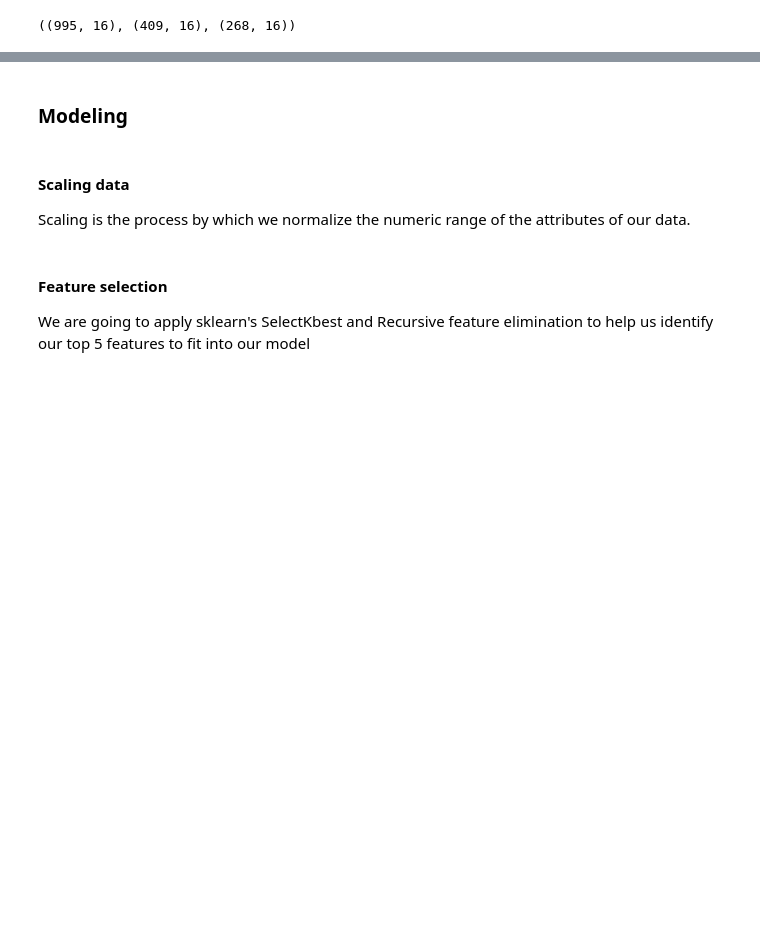
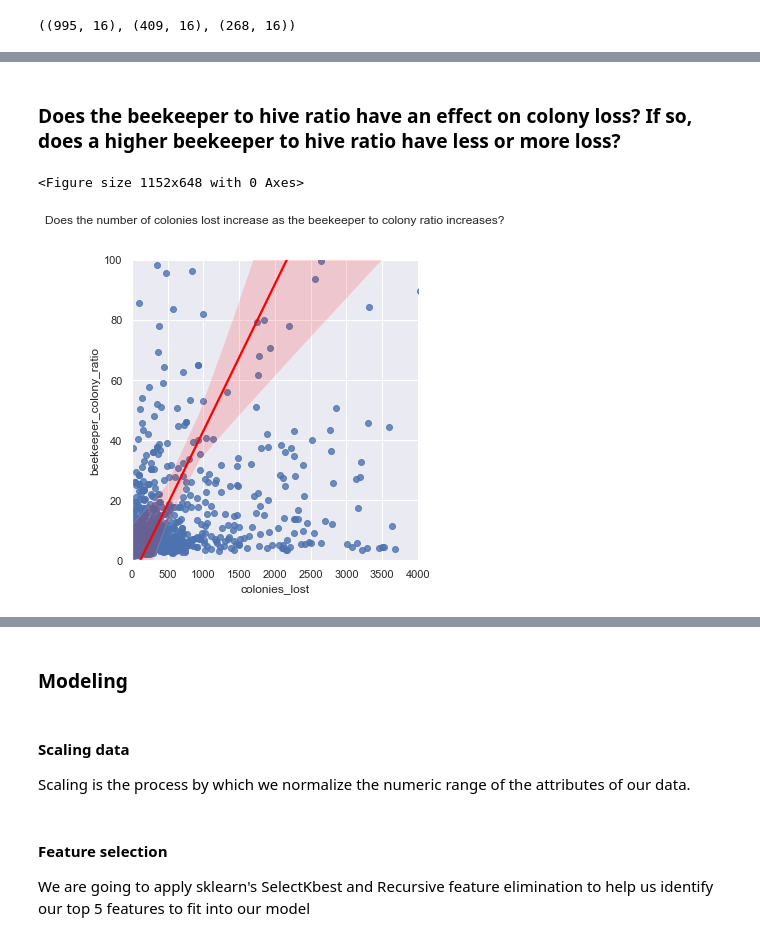
Before and after one commit to Honey-Bee-Roundup-Capstone/dash-repo, a Jupyter notebook: draft-notebook.ipynb, the cells around one changed output, grey strips where cells are left out. Cells and saved outputs as stored; diff of their text form; code cells hidden in the pictures; blank space fills up the shorter version.

```diff
--- a/draft-notebook.ipynb
+++ b/draft-notebook.ipynb
@@ -55,6 +55,7 @@ from sklearn.feature_selection import SelectKBest, RFE, f_regression
 # remove warnings
 import warnings
 warnings.filterwarnings("ignore")
+sns.set_theme()
 # %% [markdown]
 ## Acquisition
 
@@ -131,0 +121,17 @@ train
+# %% [markdown]
+### Does the beekeeper to hive ratio have an effect on colony loss? If so, does a higher beekeeper to hive ratio have less or more loss?
+# %%
+# relationship between total_loss and beekeepers with regression line
+plt.figure(figsize=[16,9])
+#use lmplot
+sns.lmplot(x='colonies_lost', y='beekeeper_colony_ratio', data=train, line_kws={'color': 'red'})
+#set limit in x axis
+plt.xlim([0,4000])
+#set limit in y axis
+plt.ylim([0,100])
+#set title
+plt.title('Does the number of colonies lost increase as the beekeeper to colony ratio increases?', y=1.1)
+plt.show()
+# %% [output]
+<Figure size 1152x648 with 0 Axes>
+[figure, added]
```
Also changed, not shown: parts of 21 cells of this notebook.
